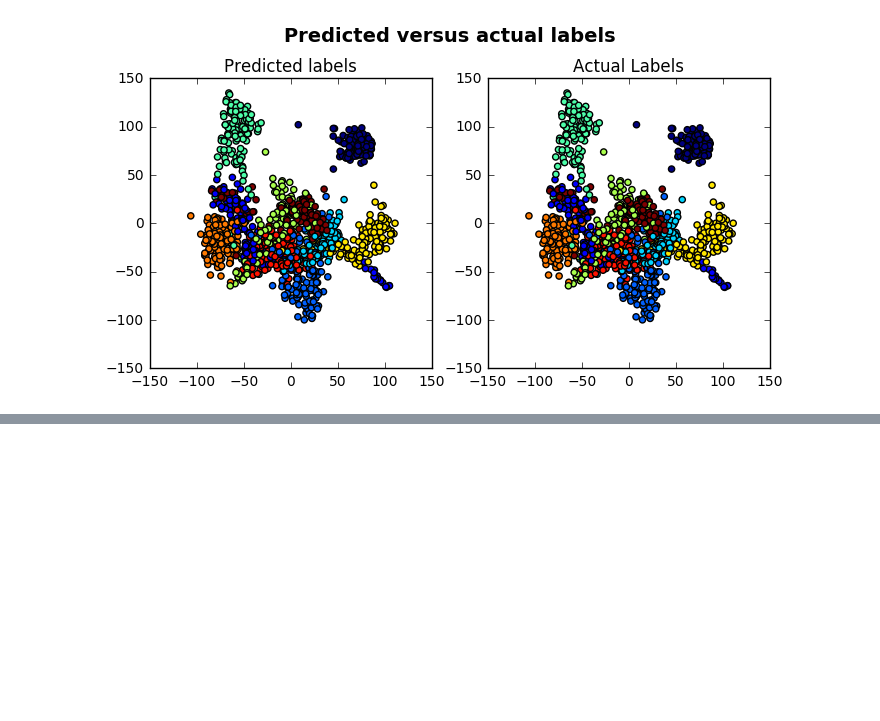
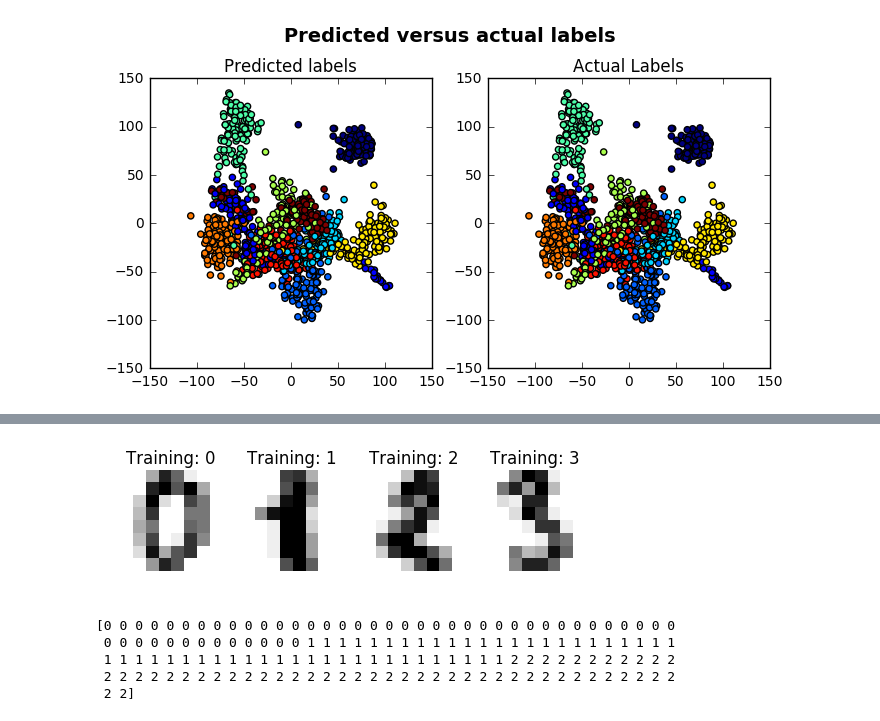
Before and after one commit to redwing710886/meeting_porject, a Jupyter notebook: final_paper_work/sklearn練習.ipynb, the cells around one changed output, grey strips where cells are left out. Saved outputs shown, nothing was run; the diff lists cells and outputs as text; code cells hidden in the pictures; blank space fills up the shorter version.

```diff
--- a/final_paper_work/sklearn練習.ipynb
+++ b/final_paper_work/sklearn練習.ipynb
@@ -130,0 +158,24 @@ plt.show()
+# %%
+images_and_labels = list(zip(digits.images, digits.target))
+for index, (image, label) in enumerate(images_and_labels[:4]):
+    plt.subplot(2, 4, index + 1)
+    plt.axis('off')
+    plt.imshow(image, cmap=plt.cm.gray_r, interpolation='nearest')
+    plt.title('Training: %i' % label)
+# %% [output]
+[figure, added]
+# %%
+from sklearn import datasets
+
+# import some data to play with
+iris = datasets.load_iris()
+X = iris.data[:, :2]  # we only take the first two features.
+Y = iris.target
+
+print (Y)
+# %% [output]
+[0 0 0 0 0 0 0 0 0 0 0 0 0 0 0 0 0 0 0 0 0 0 0 0 0 0 0 0 0 0 0 0 0 0 0 0 0
+ 0 0 0 0 0 0 0 0 0 0 0 0 0 1 1 1 1 1 1 1 1 1 1 1 1 1 1 1 1 1 1 1 1 1 1 1 1
+ 1 1 1 1 1 1 1 1 1 1 1 1 1 1 1 1 1 1 1 1 1 1 1 1 1 1 2 2 2 2 2 2 2 2 2 2 2
+ 2 2 2 2 2 2 2 2 2 2 2 2 2 2 2 2 2 2 2 2 2 2 2 2 2 2 2 2 2 2 2 2 2 2 2 2 2
+ 2 2]
```
Also changed, not shown: parts of 5 cells of this notebook, 3 other files.
